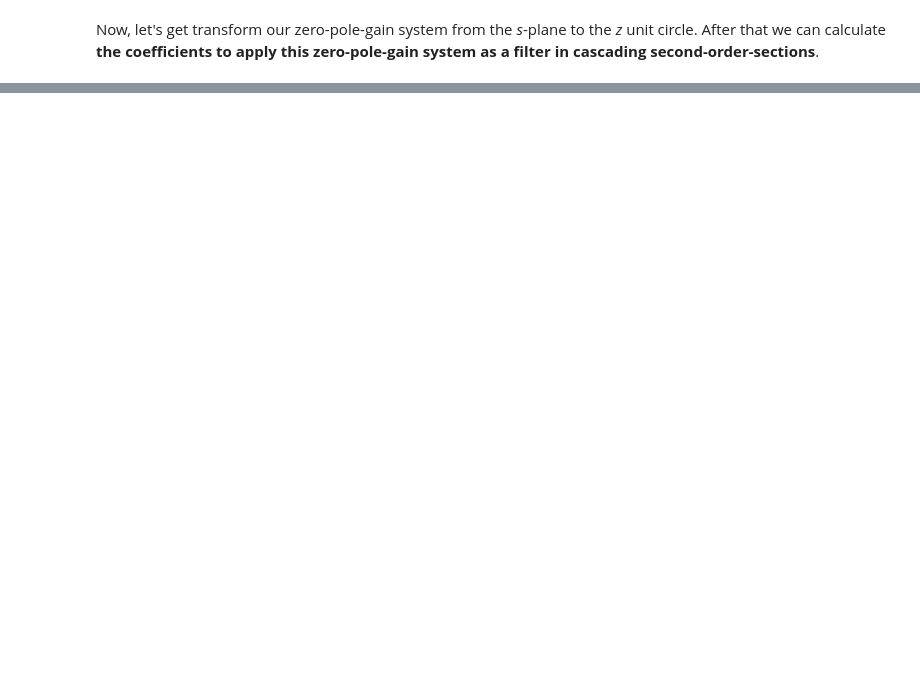
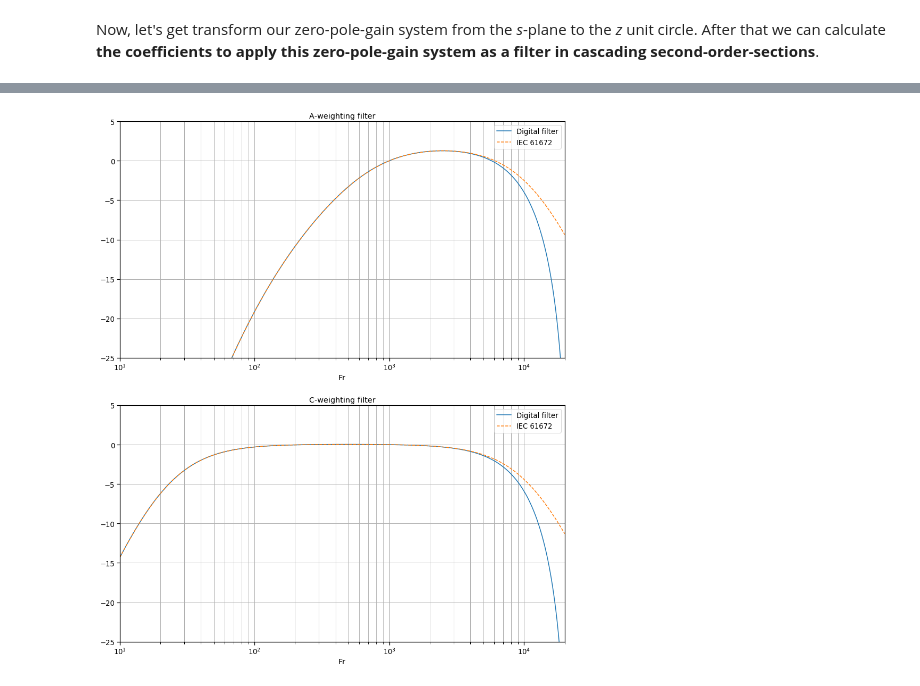
Before and after one commit to tiaqui/my_thesis, a Jupyter notebook: notebooks/2. A, C and Z frequency weightings.ipynb, the cells around one changed output, grey strips where cells are left out. Saved outputs shown, nothing was run; the diff lists cells and outputs as text; code cells hidden in the pictures; blank space fills up the shorter version.

```diff
--- a/notebooks/2. A, C and Z frequency weightings.ipynb
+++ b/notebooks/2. A, C and Z frequency weightings.ipynb
@@ -54,8 +54,8 @@ First, before doing the transformation from the analog _s_-domain to the digital
 # %%
 from scipy.signal import freqs_zpk
 
-W_A, H_A = freqs_zpk(Z_A, P_A, K_A)
-W_C, H_C = freqs_zpk(Z_C, P_C, K_C)
+W_A, H_A = freqs_zpk(Z_A, P_A, K_A, worN=10**4)
+W_C, H_C = freqs_zpk(Z_C, P_C, K_C, worN=10**4)
 
 plt.plot(W_A/(2*np.pi), 20*np.log10(abs(H_A)), color='r', label='A')
 plt.plot(W_C/(2*np.pi), 20*np.log10(abs(H_C)), color='b', label='C')
@@ -80,6 +80,9 @@ The **A weighting filter is the most common in acoustical measurements**, and as
 
 Next, we'll **define and apply the bilinear transformation that will allow us to design a digital filter** based on the provided transfer function.
 # %%
+# sampling frequency
+FS = 44100
+
 def bilinear_zpk(z, p, k, fs=44100):
     """ Returns the zero-pole-gain system in the z-domain
     from the same system in the s-domain through the bilinear
@@ -139,0 +115,29 @@ def filt_C(x):
+# %%
+from scipy.signal import sosfreqz
+
+w_a, h_a = sosfreqz(sos_A, worN=2*10**4)
+w_c, h_c = sosfreqz(sos_C, worN=2*10**4)
+
+# minimum representable float to avoid division by zero in log10
+eps = np.finfo(float).eps
+
+fig, ax = plt.subplots(2, 1, figsize=(15,18))
+
+ax[0].plot((0.5*FS/np.pi)*w_a, eps+20*np.log10(abs(h_a+eps)), label='Digital filter')
+ax[0].plot(W_A/(2*np.pi), 20*np.log10(abs(H_A)), '--', label='IEC 61672')
+
+ax[1].plot((0.5*FS/np.pi)*w_c, eps+20*np.log10(abs(h_c+eps)), label='Digital filter')
+ax[1].plot(W_C/(2*np.pi), 20*np.log10(abs(H_C)), '--', label='IEC 61672')
+
+ax[0].set_title('A-weighting filter')
+ax[1].set_title('C-weighting filter')
+
+for ax_ in ax:
+    ax_.set_xscale('log')
+    ax_.grid('on', which='both')
+    ax_.legend()
+    ax_.set_xlabel('Fr')
+    ax_.set_xlim([10, 20000])
+    ax_.set_ylim([-25, 5])
+# %% [output]
+[figure, added]
```
Also changed, not shown: parts of 17 cells of this notebook, 2 other files.
